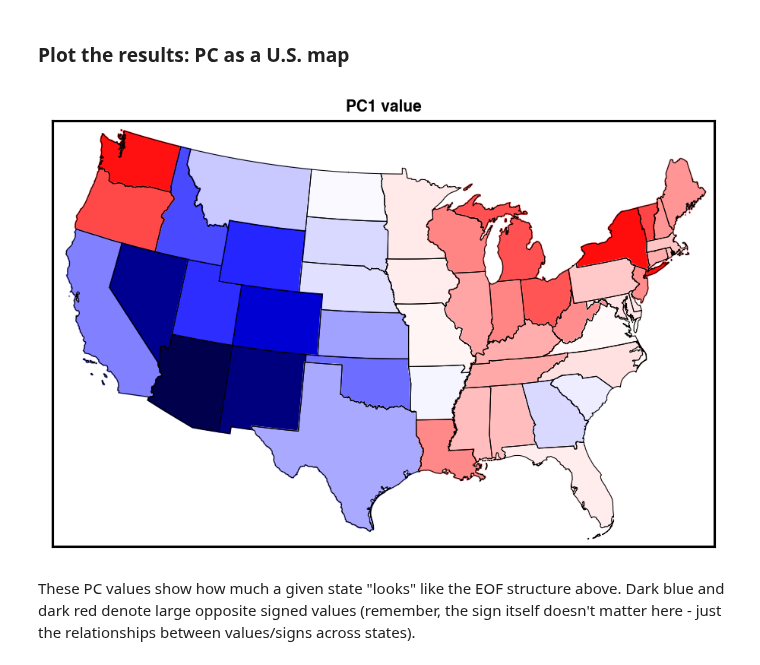
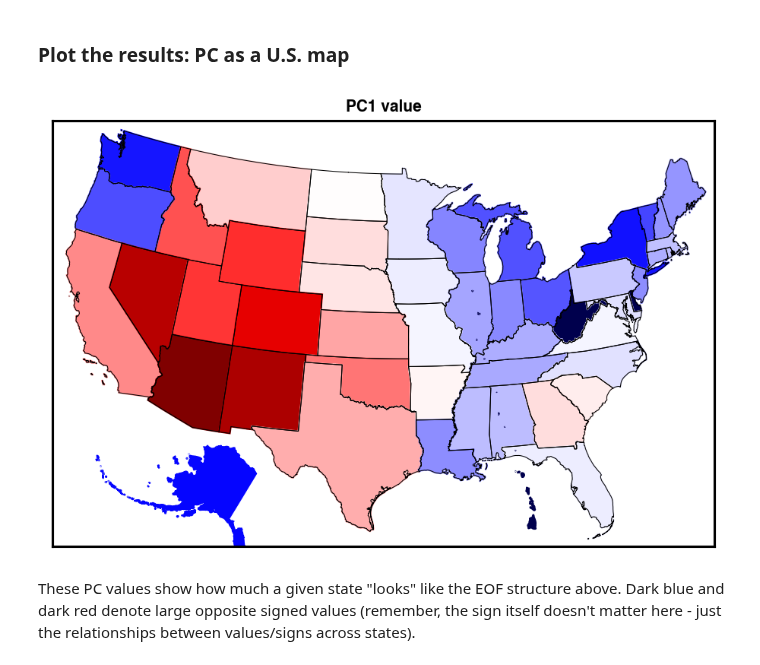
Before and after one commit to kjmayer/ats655-coursematerial, a Jupyter notebook: jupyter_notebooks/eof_from_scratch.ipynb, the cells around one changed output. Cells and saved outputs as stored; diff of their text form; code cells hidden in the pictures.

```diff
--- a/jupyter_notebooks/eof_from_scratch.ipynb
+++ b/jupyter_notebooks/eof_from_scratch.ipynb
@@ -75,3 +69,23 @@ Xw = X/Xstd
 #Xw = X;
 # %% [markdown]
 ### Calculate EOF using temporal covariance matrix (covariance along the sampling dimension)
+# %%
+# define my own dot product function for when there are NaNs.
+# Note that this does the scaling by 1/M inside it, so not a true dot product.
+def nandot(X,Y):
+
+    C = np.empty([np.size(X,axis=0),np.size(Y,axis=1)])
+    for row in np.arange(0,np.size(X,axis=0)):
+        for col in np.arange(0,np.size(Y,axis=1)):
+            #print(np.shape(X[row,:]),np.shape(Y[:,col]))
+            C[row,col] = np.nanmean(np.multiply(X[row,:],Y[:,col]))
+
+    return C
+# %%
+# If No NaNs: calculate the temporal covariance matrix, dimensions should be [7 x 7]
+#C = 1./np.size(Xw,axis = 0)*np.dot(np.transpose(Xw),Xw)
+
+# If there ARE NaNs:
+# calculate the scaled temporal covariance matrix by hand to ignore the NaNs, dimensions should be [7 x 7]
+C = nandot(np.transpose(Xw),Xw)
+print(C)
@@ -116,15 +125,23 @@ e1 = E[:,eof_num-1] #e1 should be 7x1 or 1x7 depending on your software
 z1 = np.dot(Xw,e1) #z1 should be 50x1 or 1x50 depending on your software
 
 # standardize z1
-z1 = (z1-np.mean(z1))/np.std(z1)
+z1 = (z1-np.nanmean(z1))/np.nanstd(z1)
 
 # calculate d1 for plotting in physical units, not standardized/weighted units,
 # thus it uses the original "X" anomaly data
-d1 = (1./np.size(X,axis=0))*np.dot(np.transpose(z1),X)
+
+#if no NaNs in data, I could use this
+#d1 = (1./np.size(X,axis=0))*np.dot(np.transpose(z1),X)
+# If there ARE NaNs:
+d1 = nandot(np.matrix(z1),X).T
 
 # calculate d1 for plotting in standardized/weighted units,
 # thus it uses the "Xw" anomaly data
-d1s = (1./np.size(Xw, axis = 0))*np.dot(np.transpose(z1),Xw)
+
+# If no NaNs in data, I could use this
+# d1s = (1./np.size(Xw, axis = 0))*np.dot(np.transpose(z1),Xw)
+# If there ARE NaNs:
+d1s = nandot(np.matrix(z1),Xw).T
 # %% [markdown]
 ### Plot the results: eigenvalue spectrum
 # %%
@@ -203,34 +220,40 @@ state_names_list.pop(state_names_list.index('Puerto Rico'))
 
 ax = plt.gca() # get current axes instance
 
 colors={}
 cmap = plt.cm.get_cmap('seismic')
 vmin = -3.
 vmax = 3.
 
 for shapedict in m.states_info:
     statename = shapedict['NAME']
     # skip DC and Puerto Rico.
     if statename not in ['District of Columbia','Puerto Rico']:
         z = z1[state_names_list.index(statename)]
         # calling colormap with value between 0 and 1 returns
         # rgba value.  Invert color range (hot colors are high
         # population), take sqrt root to spread out colors more.
         colors[statename] = cmap((z-vmin)/(vmax-vmin))[:3]
 
 for nshape,seg in enumerate(m.states):
     # skip DC and Puerto Rico.
-    if state_names[nshape] not in ['District of Columbia','Puerto Rico', 'Alaska', 'Hawaii']:
+    if state_names[nshape] not in ['District of Columbia','Puerto Rico']:
         color = colors[state_names[nshape]]
+
+        if state_names[nshape] == 'Alaska':
+        # Alaska is too big. Scale it down to 35% first, then transate it.
+            seg = list(map(lambda xy: (0.35*xy[0] + 1300000, 0.32*xy[1]-1300000), seg))
+        if state_names[nshape] == 'Hawaii':
+            seg = list(map(lambda xy: (.45*xy[0] + 5100000, .7*xy[1]-900000), seg))
 
         poly = Polygon(seg,facecolor=color,edgecolor=color)
         ax.add_patch(poly)
 
 
 plt.title('PC' + str(eof_num) + ' value')
 
 plt.show()
 # %% [output]
-[figure, old version]
+[figure, new version]
 # %% [markdown]
 These PC values show how much a given state "looks" like the EOF structure above. Dark blue and dark red denote large opposite signed values (remember, the sign itself doesn't matter here - just the relationships between values/signs across states).
```
Also changed, not shown: parts of 7 cells of this notebook.
